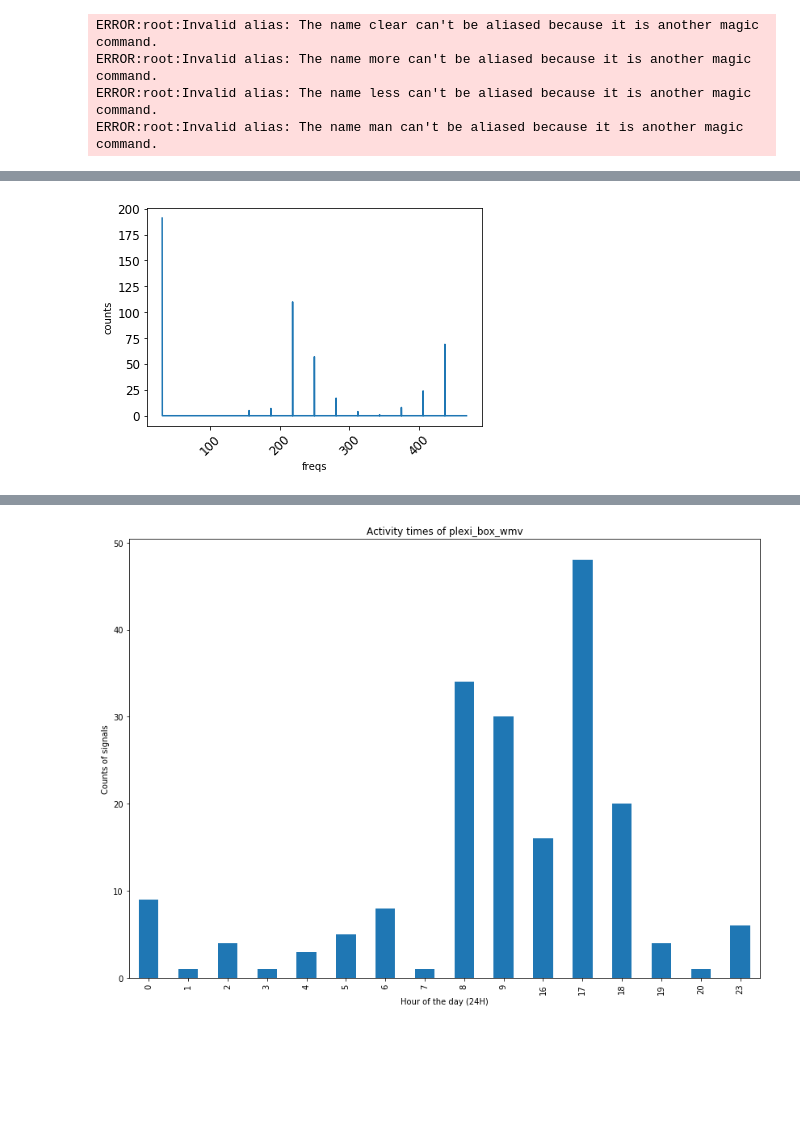
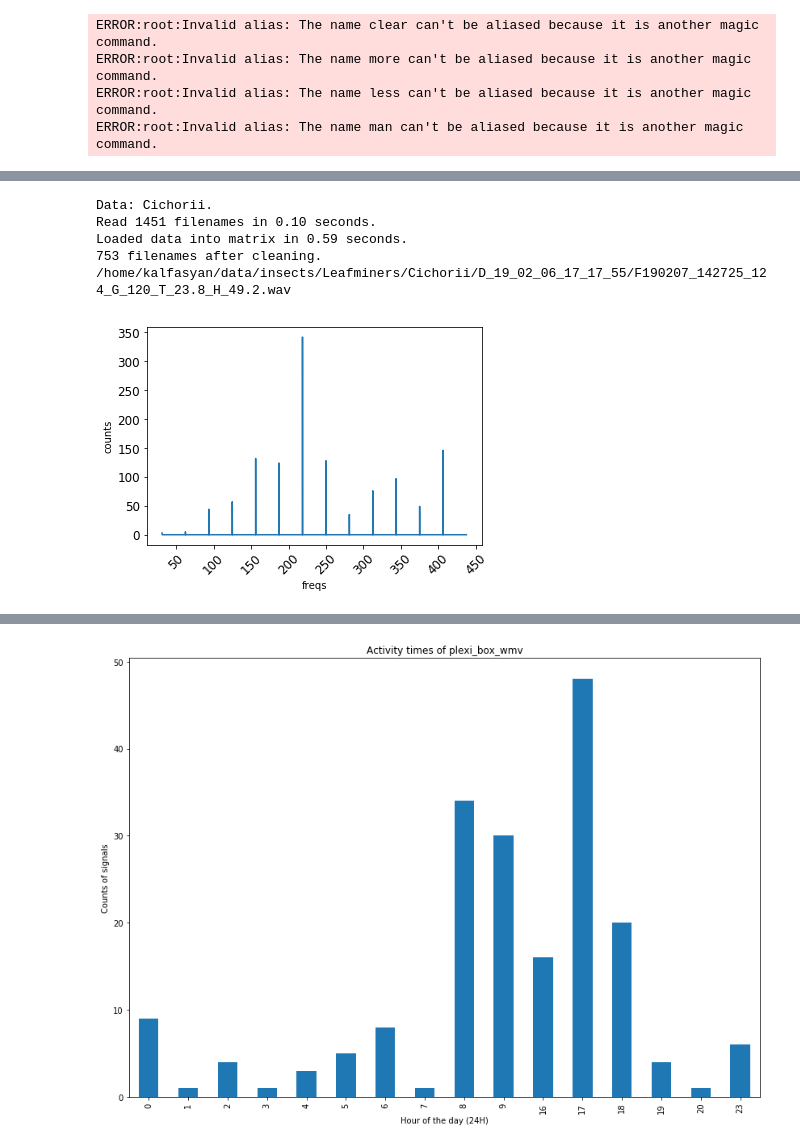
Before and after one commit to kalfasyan/wingbeat_frequencies, a Jupyter notebook: Jupyter_Notebooks/Analyzing_SDcard_data.ipynb, the cells around one changed output, grey strips where cells are left out. Saved outputs shown, nothing was run; the diff lists cells and outputs as text; code cells hidden in the pictures; blank space fills up the shorter version.

```diff
--- a/Jupyter_Notebooks/Analyzing_SDcard_data.ipynb
+++ b/Jupyter_Notebooks/Analyzing_SDcard_data.ipynb
@@ -32,8 +37,20 @@ dataset.get_sensor_features(version='1')
-# %%
-#dataset.select_class('Suzukii')
-dataset.get_frequency_peaks()
-# %% [output]
-[figure, removed]
+# %%
+dataset2 = Dataset('Leafminers')#C. pomonella')#D. suzukii')
+dataset2.read(data=dataset2.target_classes[0], setting='psd_dB')
+dataset2.clean(threshold=10)
+print(dataset2.filenames.iloc[0])
+dataset2.filenames.apply(lambda x: x.split('/')[6:]).iloc[0]
+dataset2.get_sensor_features(version='1')
+dataset2.X = make_df_parallel(names=dataset2.filenames, setting='raw')
+dataset2.setting = 'raw'
+dataset2.get_frequency_peaks(filter_signal=True)
+# %% [output]
+Data: Cichorii.
+Read 1451 filenames in 0.10 seconds.
+Loaded data into matrix in 0.59 seconds.
+753 filenames after cleaning.
+/home/kalfasyan/data/insects/Leafminers/Cichorii/D_19_02_06_17_17_55/F190207_142725_124_G_120_T_23.8_H_49.2.wav
+[figure, added]
 # %%
 rdm = np.random.randint(0,dataset.X.shape[0])
 dataset.X.iloc[rdm,900:1200].plot(figsize=(24,8))
```
Also changed, not shown: parts of 4 cells of this notebook, 3 other files.
